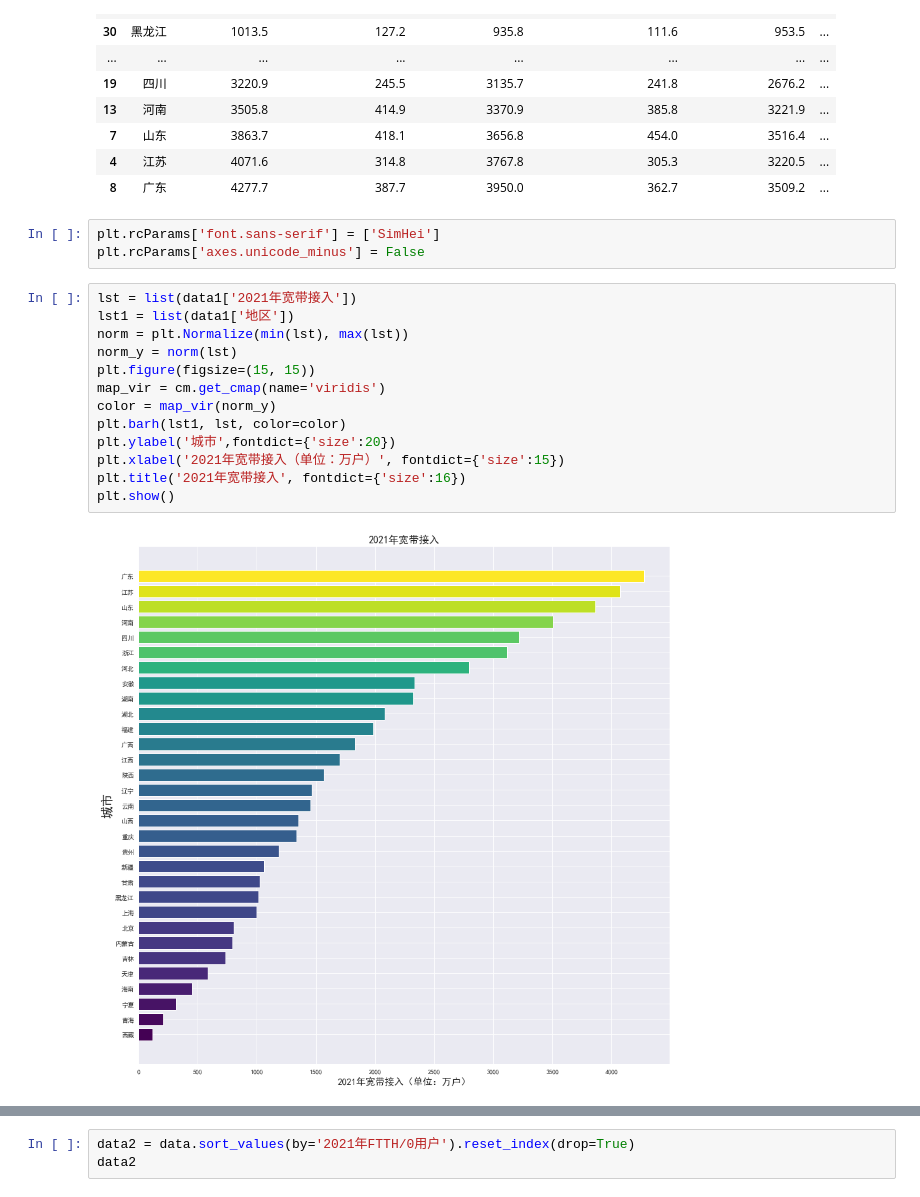
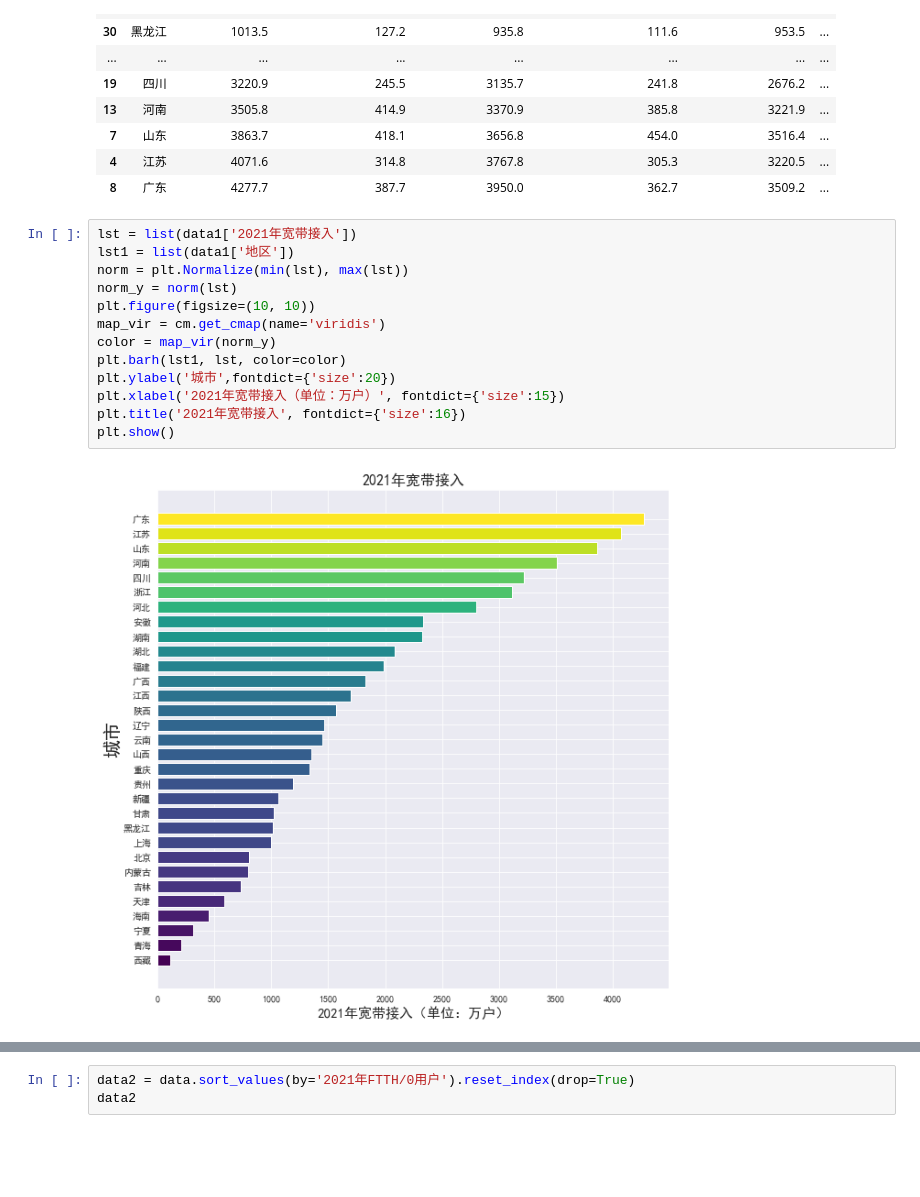
Before and after one commit to TakanashiXny/Introduction-of-DaSE, a Jupyter notebook: final/final3.ipynb, the cells around one changed output, grey strips where cells are left out. Cells and saved outputs as stored; diff of their text form; blank space fills up the shorter version.

```diff
--- a/final/final3.ipynb
+++ b/final/final3.ipynb
@@ -79,21 +106,18 @@ data1
 | 7 | 山东 | 3863.7 | 418.1 | 3656.8 | 454.0 | 3516.4 | ... |
 | 4 | 江苏 | 4071.6 | 314.8 | 3767.8 | 305.3 | 3220.5 | ... |
 | 8 | 广东 | 4277.7 | 387.7 | 3950.0 | 362.7 | 3509.2 | ... |
-# %%
-plt.rcParams['font.sans-serif'] = ['SimHei']
-plt.rcParams['axes.unicode_minus'] = False
 # %%
 lst = list(data1['2021年宽带接入'])
 lst1 = list(data1['地区'])
 norm = plt.Normalize(min(lst), max(lst))
 norm_y = norm(lst)
-plt.figure(figsize=(15, 15))
+plt.figure(figsize=(10, 10))
 map_vir = cm.get_cmap(name='viridis')
 color = map_vir(norm_y)
 plt.barh(lst1, lst, color=color)
 plt.ylabel('城市',fontdict={'size':20})
 plt.xlabel('2021年宽带接入（单位：万户）', fontdict={'size':15})
 plt.title('2021年宽带接入', fontdict={'size':16})
 plt.show()
 # %% [output]
-[figure, old version]
+[figure, new version]
```
Also changed, not shown: parts of 19 cells of this notebook.
